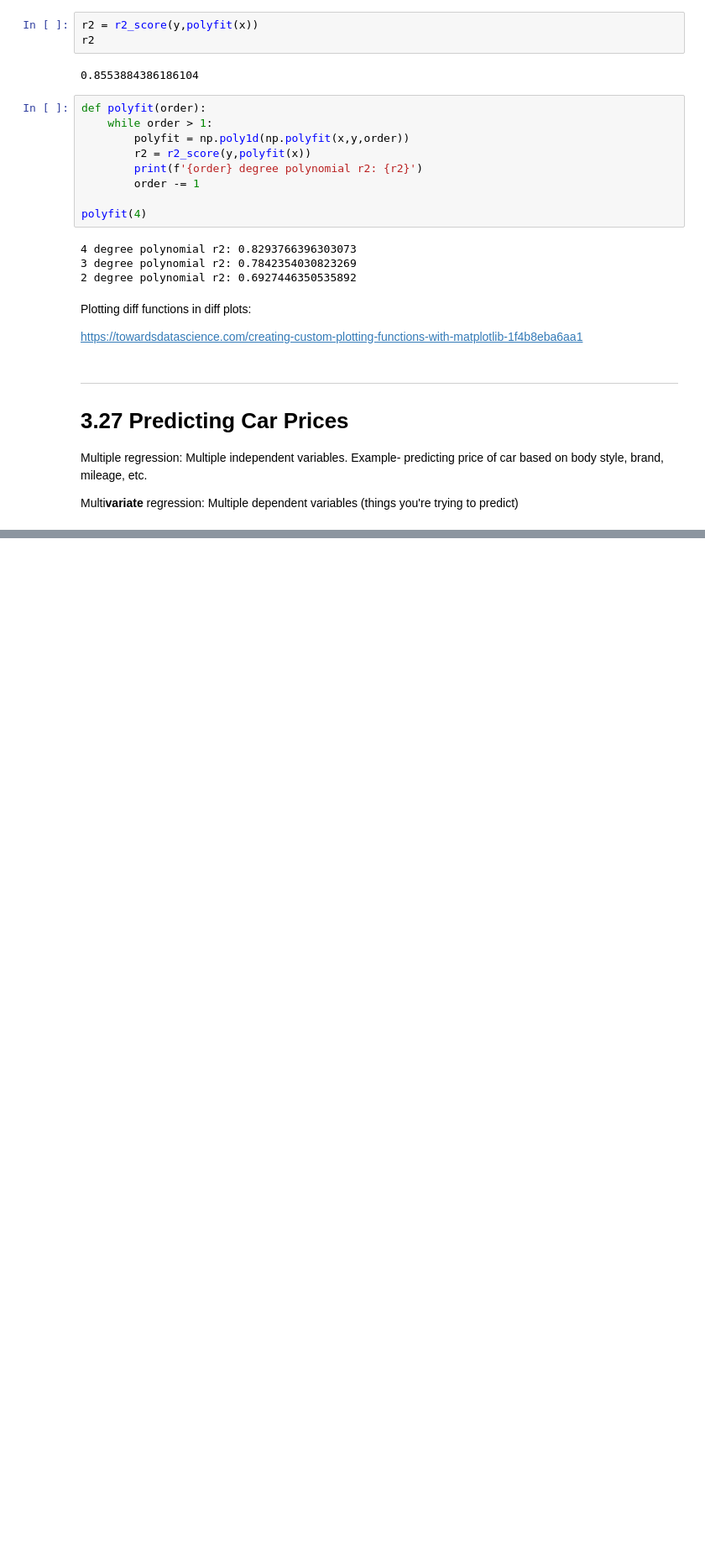
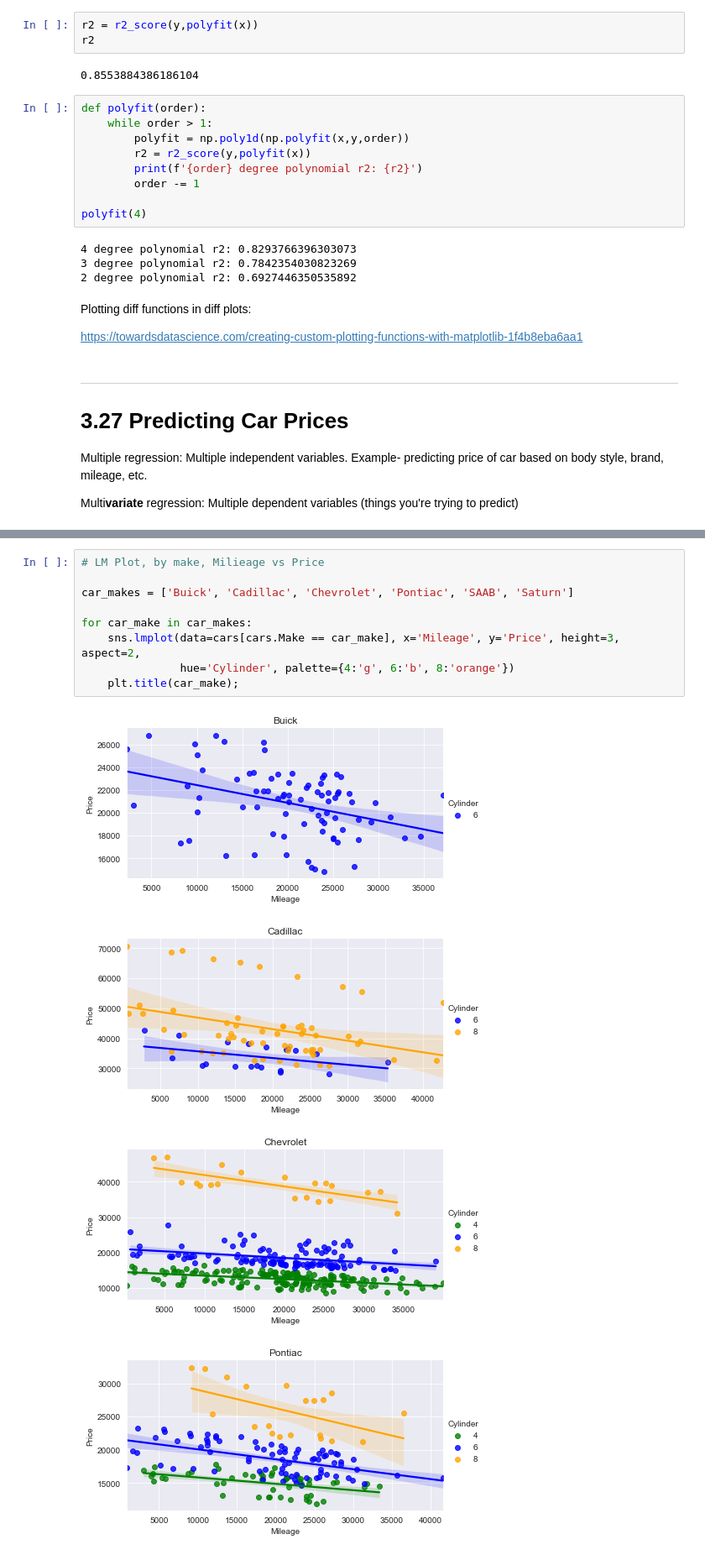
Before and after one commit to Ozxahmed/ML_DS_DL_Udemy_Course, a Jupyter notebook: s3_predictive_models.ipynb, the cells around one changed output, grey strips where cells are left out. Shown at 84% size. Cells and saved outputs as stored; diff of their text form; blank space fills up the shorter version.

```diff
--- a/s3_predictive_models.ipynb
+++ b/s3_predictive_models.ipynb
@@ -219,0 +299,14 @@ Multi**variate** regression: Multiple dependent variables (things you're trying
+# %%
+# LM Plot, by make, Milieage vs Price
+
+car_makes = ['Buick', 'Cadillac', 'Chevrolet', 'Pontiac', 'SAAB', 'Saturn']
+
+for car_make in car_makes:
+    sns.lmplot(data=cars[cars.Make == car_make], x='Mileage', y='Price', height=3, aspect=2,
+               hue='Cylinder', palette={4:'g', 6:'b', 8:'orange'})
+    plt.title(car_make);
+# %% [output]
+[figure, added]
+[figure, added]
+[figure, added]
+[figure, added]
```
Also changed, not shown: parts of 13 cells of this notebook.
